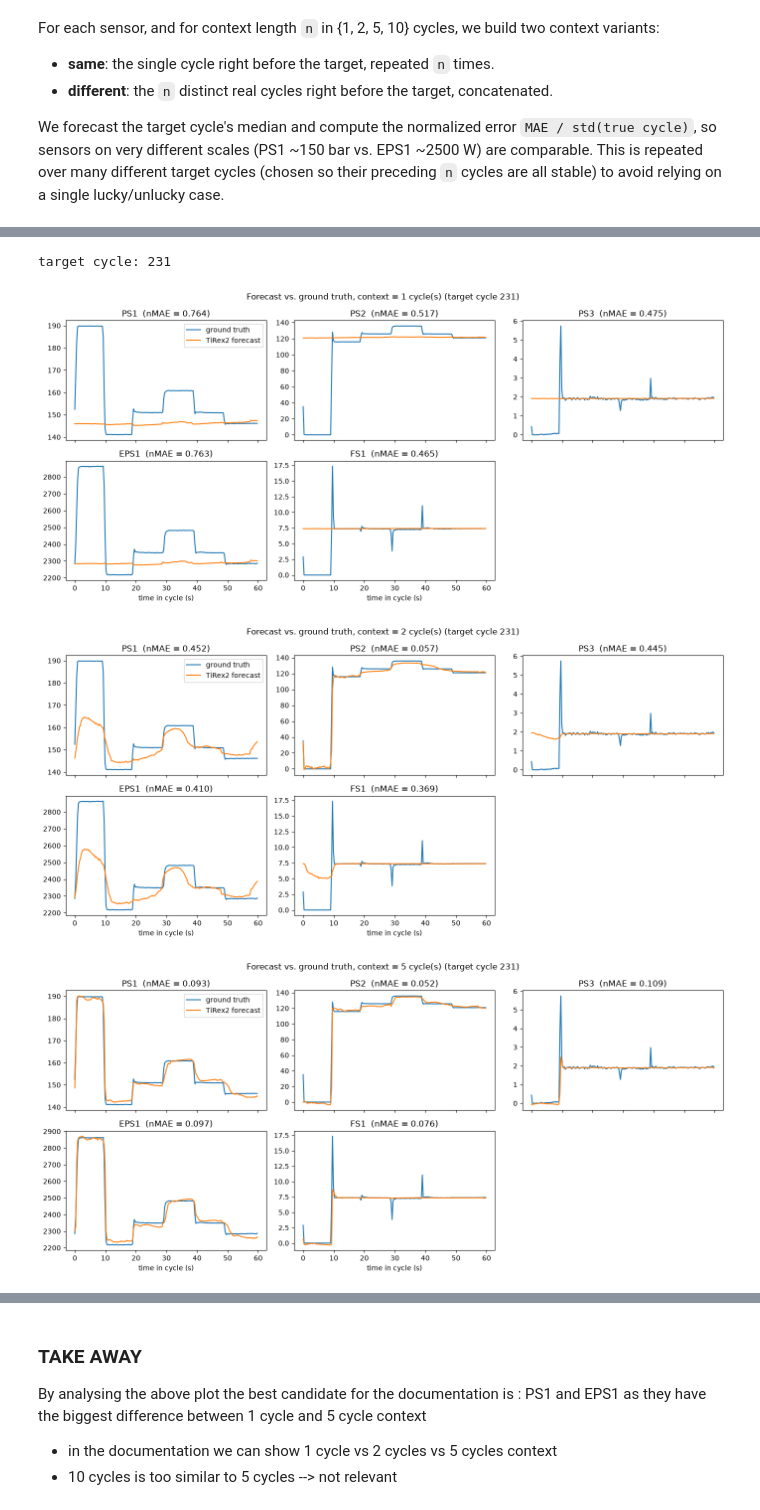
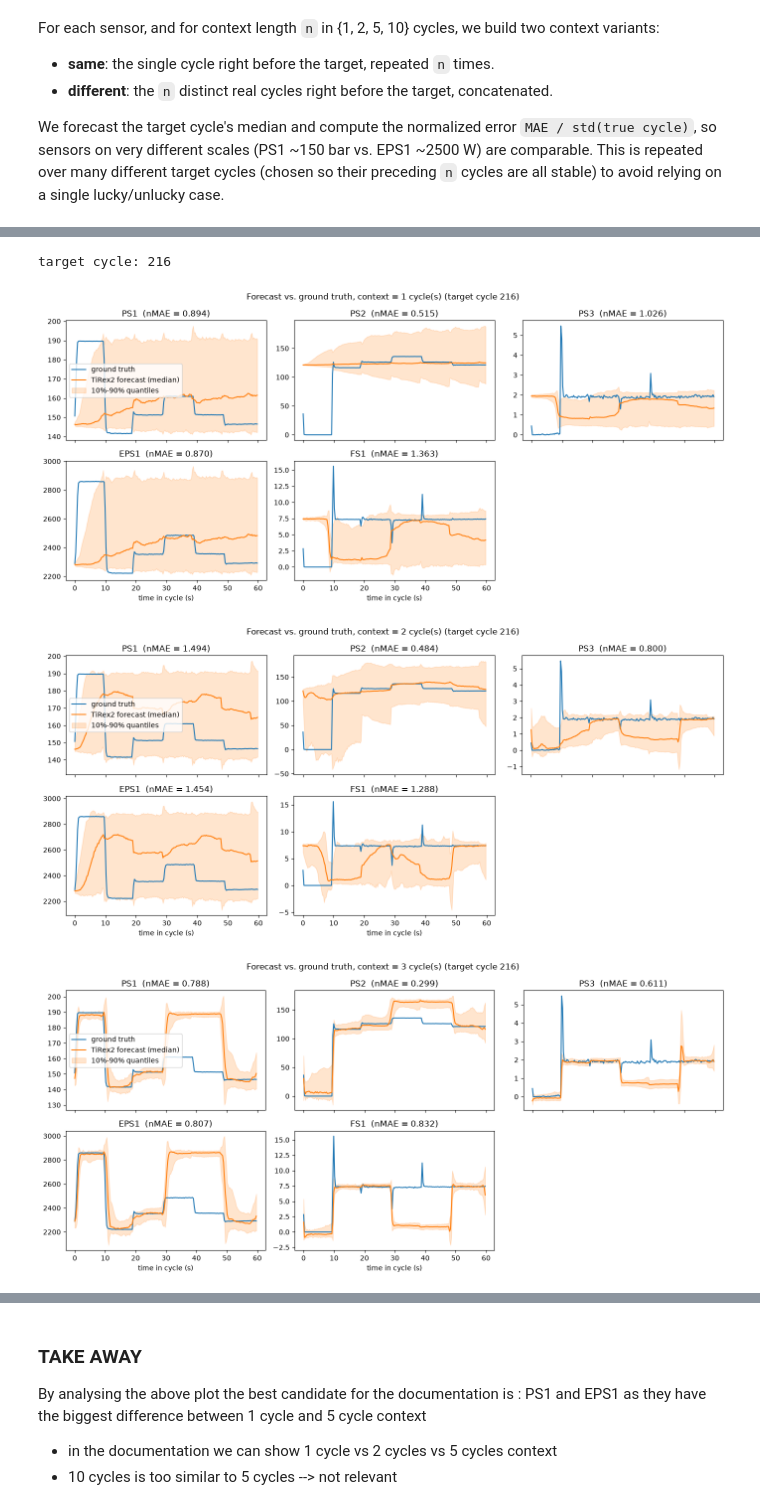
Before and after one commit to uruthia/tirex2_in-context, a Jupyter notebook: 03_sensor_screening.ipynb, the cells around one changed output, grey strips where cells are left out. Cells and saved outputs as stored; diff of their text form; code cells hidden in the pictures.

```diff
--- a/03_sensor_screening.ipynb
+++ b/03_sensor_screening.ipynb
@@ -100,7 +100,12 @@ from tirex2 import TimeseriesType, load_model
 DEVICE = "mps" if torch.backends.mps.is_available() else ("cuda" if torch.cuda.is_available() else "cpu")
 model = load_model("NX-AI/TiRex-2", device=DEVICE)
 MEDIAN_QUANTILE_IDX = model.quantiles.shape[0] // 2
-print(f"Loaded TiRex2 on device={DEVICE}, median quantile index={MEDIAN_QUANTILE_IDX}")
+LOW_QUANTILE_IDX = 0
+HIGH_QUANTILE_IDX = model.quantiles.shape[0] - 1
+print(
+    f"Loaded TiRex2 on device={DEVICE}, median quantile index={MEDIAN_QUANTILE_IDX}, "
+    f"10%/90% quantile indices={LOW_QUANTILE_IDX}/{HIGH_QUANTILE_IDX}"
+)
 
 
 def forecast_median(context: np.ndarray, h: int = POINTS) -> np.ndarray:
@@ -110,7 +115,15 @@ def forecast_median(context: np.ndarray, h: int = POINTS) -> np.ndarray:
     return fc[0, MEDIAN_QUANTILE_IDX]
 
 
-def screen(cycles: np.ndarray, n_list=(1, 2, 5, 10), n_tests: int = 15, seed: int = 0) -> pd.DataFrame:
+def forecast_quantiles(context: np.ndarray, h: int = POINTS) -> tuple[np.ndarray, np.ndarray, np.ndarray]:
+    """Like forecast_median, but also returns the 10% / 90% quantile forecasts."""
+    target = torch.tensor(context, dtype=torch.float32).unsqueeze(0)
+    ts = TimeseriesType(target=target, past_covariates=None, future_covariates=None)
+    fc = model.forecast([ts], prediction_length=h, output_type="numpy")[0]
+    return fc[0, MEDIAN_QUANTILE_IDX], fc[0, LOW_QUANTILE_IDX], fc[0, HIGH_QUANTILE_IDX]
+
+
+def screen(cycles: np.ndarray, n_list=(1, 2, 3, 4, 5), n_tests: int = 15, seed: int = 0) -> pd.DataFrame:
     rng = np.random.default_rng(seed)
     max_n = max(n_list)
     # target cycles whose preceding max_n cycles are all stable
@@ -178,32 +193,33 @@ directly comparable. The context is the cycle right before the target, repeated
 # %%
-N_LIST = (1, 2, 5, 20)
+N_LIST = (1, 2, 3, 4, 5)
 MAX_N = max(N_LIST)
 
 # first stable cycle whose preceding MAX_N cycles are all stable (same rule as screen())
 target_cycle = next(t for t in stable_idx if all((t - k) in stable_set for k in range(1, MAX_N + 1)))
 t_axis = np.linspace(0, CYCLE_SECONDS, POINTS, endpoint=False)
 print(f"target cycle: {target_cycle}")
 
 for n in N_LIST:
     fig, axes = plt.subplots(2, 3, figsize=(14, 6.5), sharex=True)
     axes = axes.ravel()
     for ax, s in zip(axes, SENSORS):
         truth = cycles_ds[s][target_cycle]
-        pred = forecast_median(np.tile(cycles_ds[s][target_cycle - 1], n))
+        pred, lo, hi = forecast_quantiles(np.tile(cycles_ds[s][target_cycle - 1], n))
         nmae = np.mean(np.abs(pred - truth)) / (truth.std() + 1e-8)
         ax.plot(t_axis, truth, label="ground truth")
-        ax.plot(t_axis, pred, label="TiRex2 forecast")
+        (forecast_line,) = ax.plot(t_axis, pred, label="TiRex2 forecast (median)")
+        ax.fill_between(t_axis, lo, hi, color=forecast_line.get_color(), alpha=0.2, label="10%-90% quantiles")
         ax.set_title(f"{s}  (nMAE = {nmae:.3f})")
     for ax in axes[len(SENSORS):]:
         ax.axis("off")
     for ax in axes[3:len(SENSORS)]:
         ax.set_xlabel("time in cycle (s)")
     axes[0].legend()
     fig.suptitle(f"Forecast vs. ground truth, context = {n} cycle(s) (target cycle {target_cycle})")
     fig.tight_layout()
     plt.show()
 # %% [output]
-target cycle: 231
+target cycle: 216
-[figure, old version]
+[figure, new version]
-[figure, old version]
+[figure, new version]
-[figure, old version]
+[figure, new version]
```
Also changed, not shown: parts of 4 cells of this notebook.
